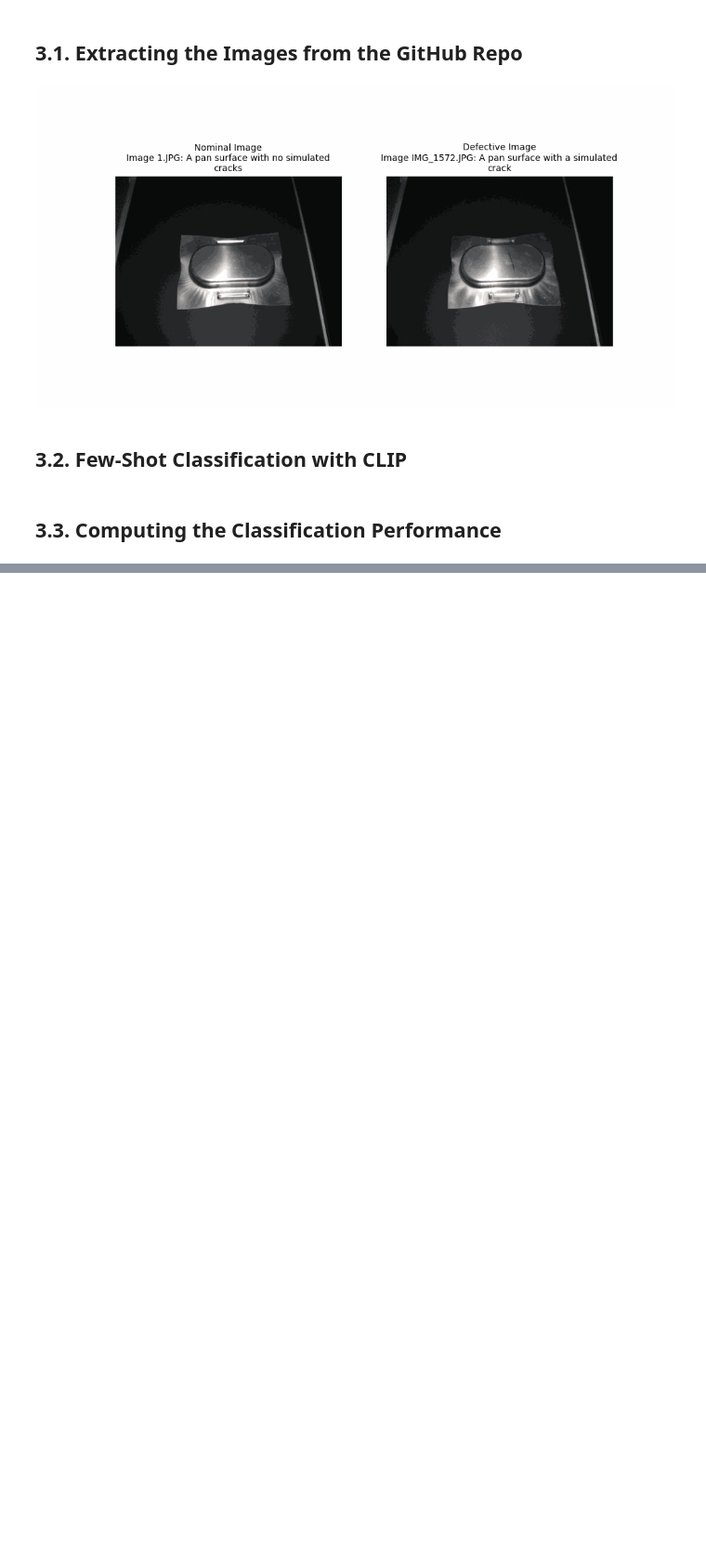
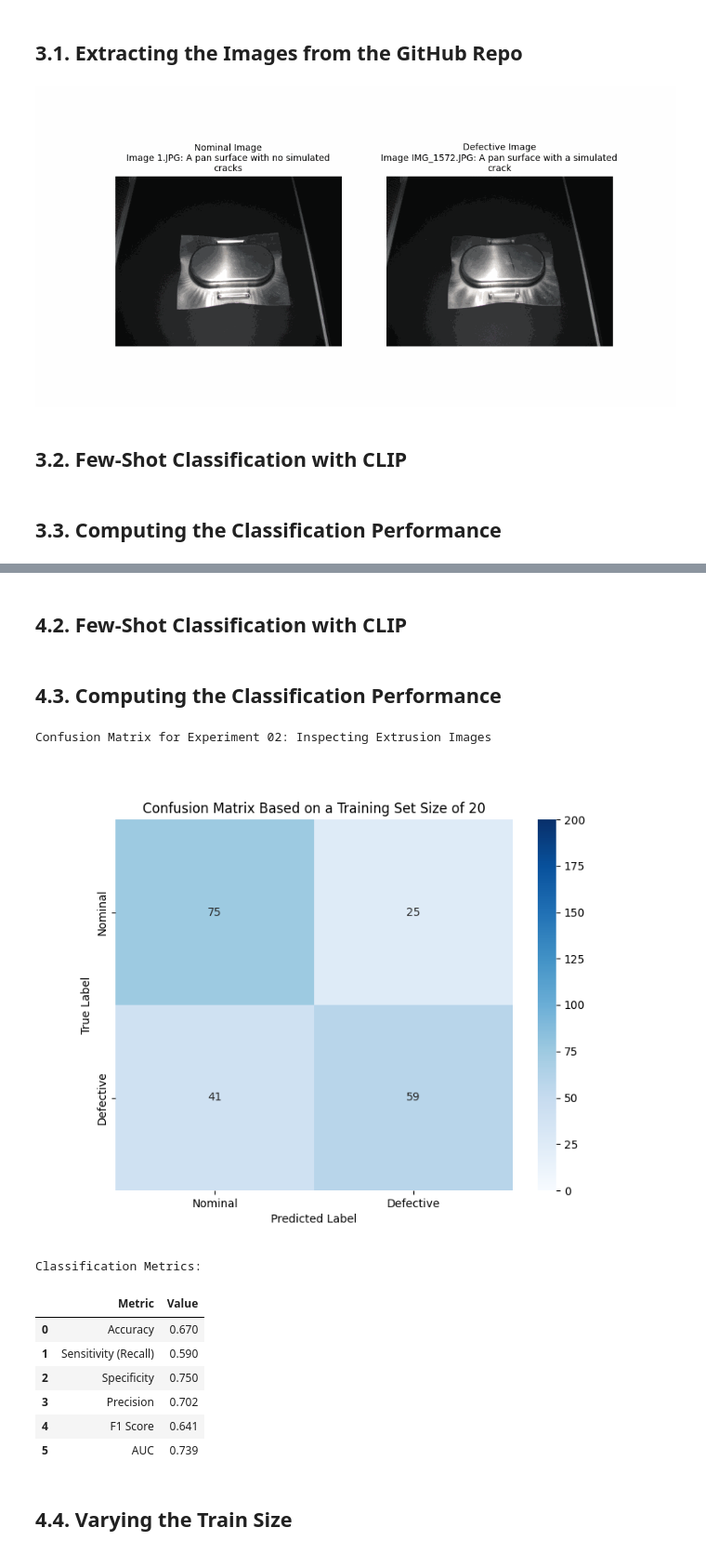
Before and after one commit to fmegahed/qe_genai, a Jupyter notebook: notebook/image_inspection_with_clip.ipynb, the cells around one changed output, grey strips where cells are left out. Shown at 93% size. Saved outputs shown, nothing was run; the diff lists cells and outputs as text; code cells hidden in the pictures; blank space fills up the shorter version.

```diff
--- a/notebook/image_inspection_with_clip.ipynb
+++ b/notebook/image_inspection_with_clip.ipynb
@@ -766,0 +1003,2 @@ Classification Metrics:
+# %% [markdown]
+## 4.2. Few-Shot Classification with CLIP
@@ -766,0 +1018,39 @@ Classification Metrics:
+# %% [markdown]
+## 4.3. Computing the Classification Performance
+# %%
+classification_metrics = compute_classification_metrics(
+    csv_file = f'{save_folder}/exp02_results.csv',
+    labels = ["Nominal", "Defective"],
+    label_counts = [len(test_nominal_image_urls), len(test_defective_image_urls)],
+    nominal_train_size = len(nominal_images),
+    save_confusion_matrix = True,
+    cm_file_path = save_folder,
+    cm_file_name = "exp02_confusion_matrix.png"
+    )
+
+# Rounding for display
+classification_metrics.Value = classification_metrics.Value.round(3)
+
+# Drop the row corresponding to nominal_train_size since it is not a classification metric
+classification_metrics = classification_metrics.drop(index=0).reset_index(drop=True)
+
+# Display the created confusion metrics figure
+print("\n\033[1mConfusion Matrix for Experiment 02: Inspecting Extrusion Images\033[1m")
+display(IPyImage(filename=f"{save_folder}/exp02_confusion_matrix.png"))
+
+# Display the metrics as a table with three digit precision
+print("\n\033[1mClassification Metrics:\033[1m")
+display(classification_metrics)
+# %% [output]
+Confusion Matrix for Experiment 02: Inspecting Extrusion Images
+[figure, added]
+Classification Metrics:
+|  | Metric | Value |
+| 0 | Accuracy | 0.670 |
+| 1 | Sensitivity (Recall) | 0.590 |
+| 2 | Specificity | 0.750 |
+| 3 | Precision | 0.702 |
+| 4 | F1 Score | 0.641 |
+| 5 | AUC | 0.739 |
+# %% [markdown]
+## 4.4. Varying the Train Size
```
Also changed, not shown: parts of 16 cells of this notebook, 38 other files.
